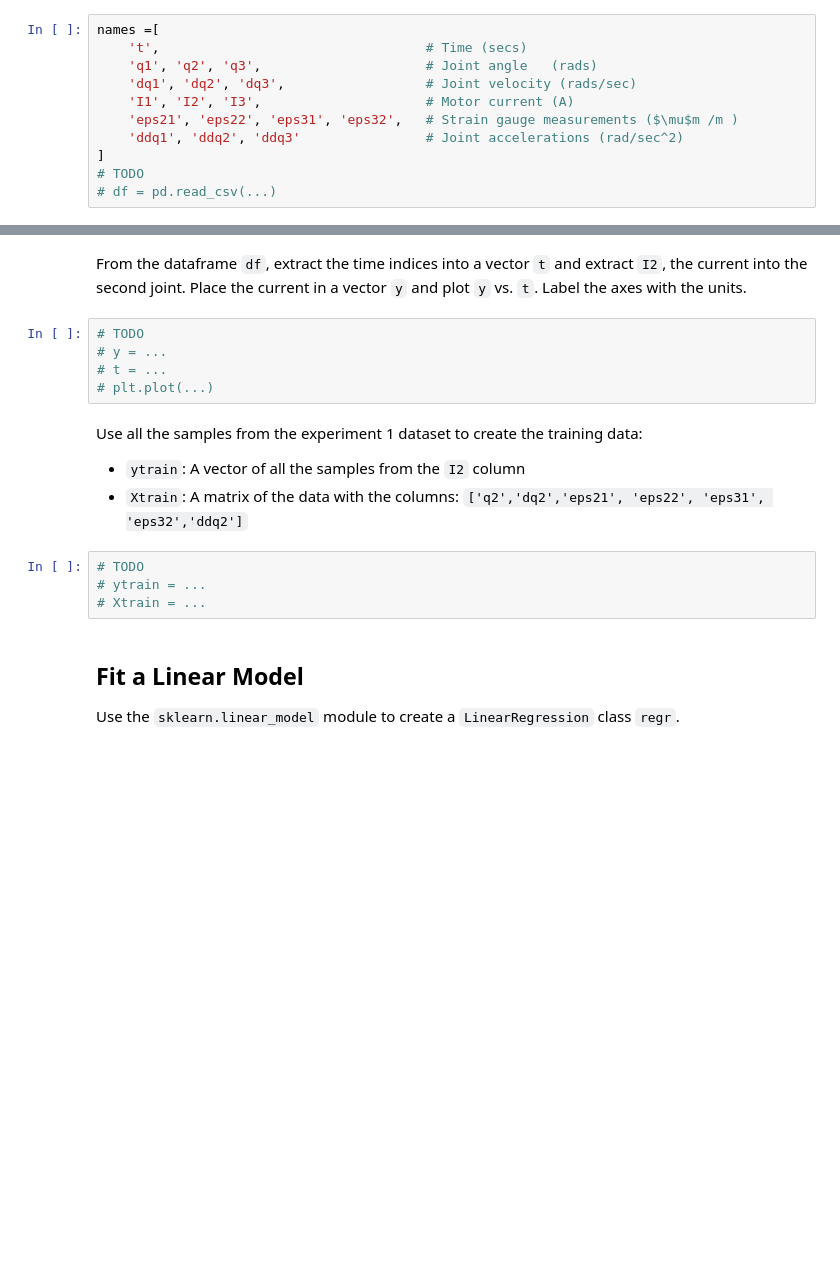
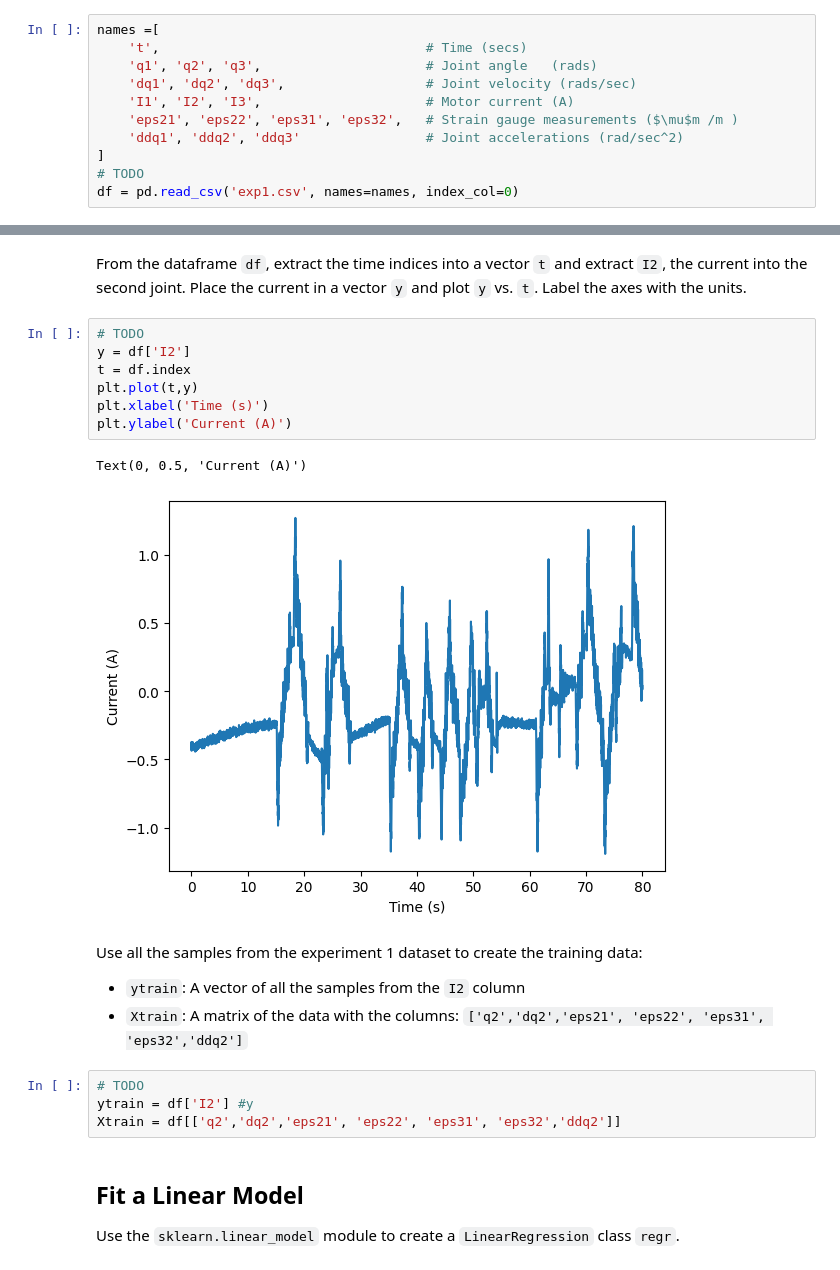
Before and after one commit to DotBion/introml-dl, a Jupyter notebook: Copy_of_lab_robot_calib_partial.ipynb, the cells around one changed output, grey strips where cells are left out. Drawn from its saved outputs; the diff is of its cells as text; blank space fills up the shorter version.

```diff
--- a/Copy_of_lab_robot_calib_partial.ipynb
+++ b/Copy_of_lab_robot_calib_partial.ipynb
@@ -52,6 +52,6 @@ names =[
     'ddq1', 'ddq2', 'ddq3'                # Joint accelerations (rad/sec^2)
 ]
 # TODO
-# df = pd.read_csv(...)
+df = pd.read_csv('exp1.csv', names=names, index_col=0)
 # %% [markdown]
 Print the first six lines of the pandas dataframe and manually check that they match the first rows of the csv file.
@@ -61,17 +72,22 @@ Print the first six lines of the pandas dataframe and manually check that they m
 From the dataframe `df`, extract the time indices into a vector `t` and extract `I2`, the current into the second joint.  Place the current in a vector `y` and plot `y` vs. `t`.   Label the axes with the units.
 # %%
 # TODO
-# y = ...
-# t = ...
-# plt.plot(...)
+y = df['I2']
+t = df.index
+plt.plot(t,y)
+plt.xlabel('Time (s)')
+plt.ylabel('Current (A)')
+# %% [output]
+Text(0, 0.5, 'Current (A)')
+[figure, added]
 # %% [markdown]
 Use all the samples from the experiment 1 dataset to create the training data:
 * `ytrain`:  A vector of all the samples from the `I2` column
 * `Xtrain`:  A matrix of the data with the columns:  `['q2','dq2','eps21', 'eps22', 'eps31', 'eps32','ddq2']`
-# %%
-# TODO
-# ytrain = ...
-# Xtrain = ...
+# %%
+# TODO
+ytrain = df['I2'] #y
+Xtrain = df[['q2','dq2','eps21', 'eps22', 'eps31', 'eps32','ddq2']]
 # %% [markdown]
 ## Fit a Linear Model
 Use the `sklearn.linear_model` module to create a `LinearRegression` class `regr`.
```
Also changed, not shown: parts of 13 cells of this notebook.
